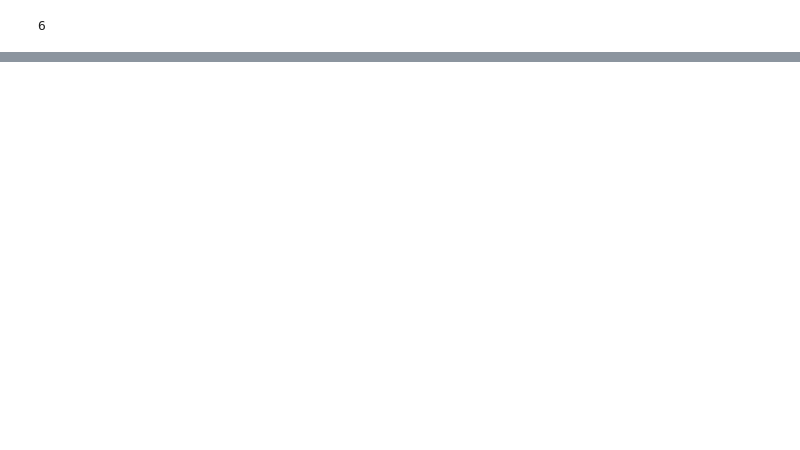
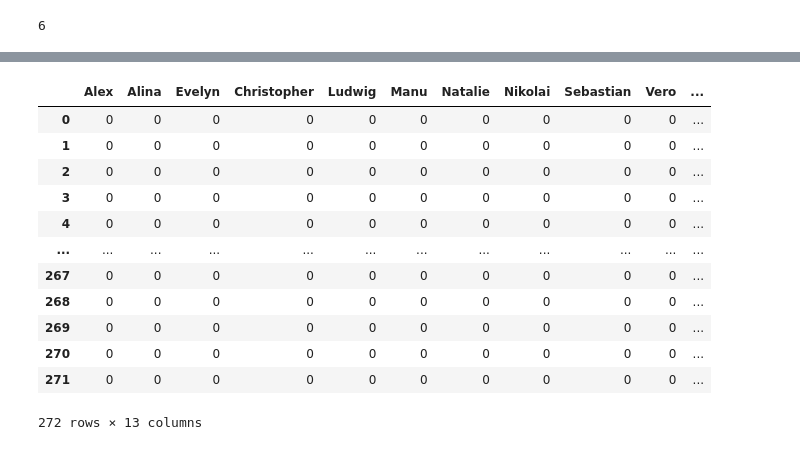
Before and after one commit to AlexSchinnerl/nfl_2024, a Jupyter notebook: nfl_2024.ipynb, the cells around one changed output, grey strips where cells are left out. Saved outputs shown, nothing was run; the diff lists cells and outputs as text; code cells hidden in the pictures; blank space fills up the shorter version.

```diff
--- a/nfl_2024.ipynb
+++ b/nfl_2024.ipynb
@@ -170,0 +171,44 @@ datetime.now().strftime("%Y-%m-%d %H:%M:%S,%f")
+# %%
+my_bets = pd.DataFrame(columns=player_list)
+my_bets = pd.concat([schedule, my_bets], axis=1)
+my_bets.loc[my_bets["Week"]==1, f"{submitted_data[-1]}"] = submitted_data[:-1]
+my_bets
+
+
+def check_winner(row): # winner column in game Data
+    if row["Score Home"] > row["Score Guest"]:
+        return row["Home Team"]
+    else:
+        return row["Away Team"]
+my_bets["Winner"] = my_bets.apply(check_winner, axis=1)
+my_bets
+
+def calc_score(row): # check if player guessed correctly
+    if row[player] == row["Winner"]:
+        return 1
+    else:
+        return 0
+
+scoringDF = pd.DataFrame(columns=player_list)
+scoringDF["Week"] = schedule["Week"]
+
+for player in player_list:
+    scoringDF[player] = my_bets.apply(calc_score, axis=1)
+
+
+my_bets
+scoringDF
+# %% [output]
+|  | Alex | Alina | Evelyn | Christopher | Ludwig | Manu | Natalie | Nikolai | Sebastian | Vero | ... |
+| 0 | 0 | 0 | 0 | 0 | 0 | 0 | 0 | 0 | 0 | 0 | ... |
+| 1 | 0 | 0 | 0 | 0 | 0 | 0 | 0 | 0 | 0 | 0 | ... |
+| 2 | 0 | 0 | 0 | 0 | 0 | 0 | 0 | 0 | 0 | 0 | ... |
+| 3 | 0 | 0 | 0 | 0 | 0 | 0 | 0 | 0 | 0 | 0 | ... |
+| 4 | 0 | 0 | 0 | 0 | 0 | 0 | 0 | 0 | 0 | 0 | ... |
+| ... | ... | ... | ... | ... | ... | ... | ... | ... | ... | ... | ... |
+| 267 | 0 | 0 | 0 | 0 | 0 | 0 | 0 | 0 | 0 | 0 | ... |
+| 268 | 0 | 0 | 0 | 0 | 0 | 0 | 0 | 0 | 0 | 0 | ... |
+| 269 | 0 | 0 | 0 | 0 | 0 | 0 | 0 | 0 | 0 | 0 | ... |
+| 270 | 0 | 0 | 0 | 0 | 0 | 0 | 0 | 0 | 0 | 0 | ... |
+| 271 | 0 | 0 | 0 | 0 | 0 | 0 | 0 | 0 | 0 | 0 | ... |
+272 rows × 13 columns
```
Also changed, not shown: parts of 2 cells of this notebook, 15 other files.
